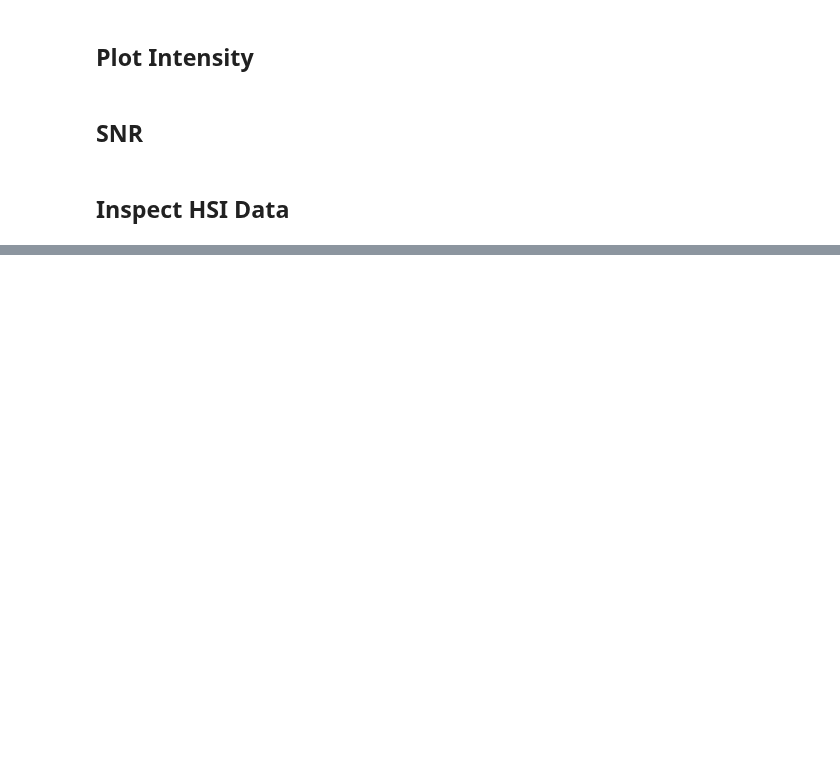
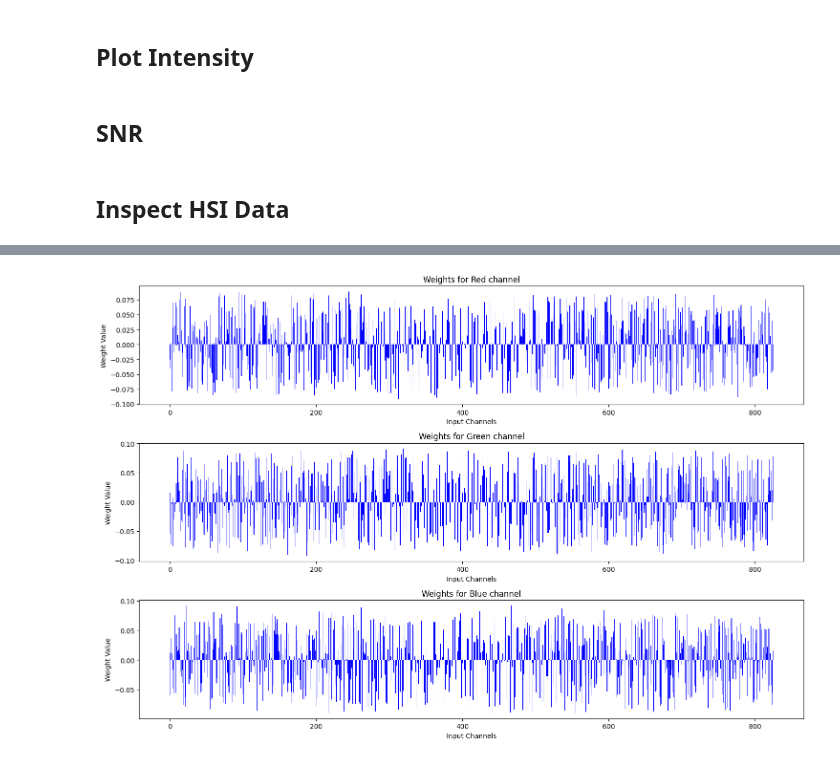
Before and after one commit to TimMachTUM/hsi-brain-segmentation, a Jupyter notebook: dataset-analysis.ipynb, the cells around one changed output, grey strips where cells are left out. Cells and saved outputs as stored; diff of their text form; code cells hidden in the pictures; blank space fills up the shorter version.

```diff
--- a/dataset-analysis.ipynb
+++ b/dataset-analysis.ipynb
@@ -74,0 +115,32 @@ show_interactive_image_with_spectrum(image_id=4, rgb=False)
+# %%
+from dimensionality_reduction.autoencoder import build_conv_channel_reducer
+import torch
+import matplotlib.pyplot as plt
+import numpy as np
+
+
+conv_reducer = build_conv_channel_reducer(
+    num_input_channels=826,
+    num_reduced_channels=3,
+    load_from_path="models/convReducer.pth",
+    device=torch.device("cuda:1")
+)
+
+weights = conv_reducer.conv1x1.weight.detach().cpu().numpy()
+
+# weights shape: (3, 826)
+# Create a figure to plot the bar plots
+fig, axes = plt.subplots(3, 1, figsize=(15, 10))
+channel_names = ['Red', 'Green', 'Blue']
+
+for i in range(3):
+    ax = axes[i]
+    ax.bar(np.arange(weights.shape[1]), weights[i].flatten(), color='blue')  # Flatten ensures correct shape for plotting
+    ax.set_title(f"Weights for {channel_names[i]} channel")
+    ax.set_xlabel("Input Channels")
+    ax.set_ylabel("Weight Value")
+
+plt.tight_layout()
+plt.show()
+# %% [output]
+[figure, added]
```
Also changed, not shown: parts of 4 cells of this notebook, 7 other files.
